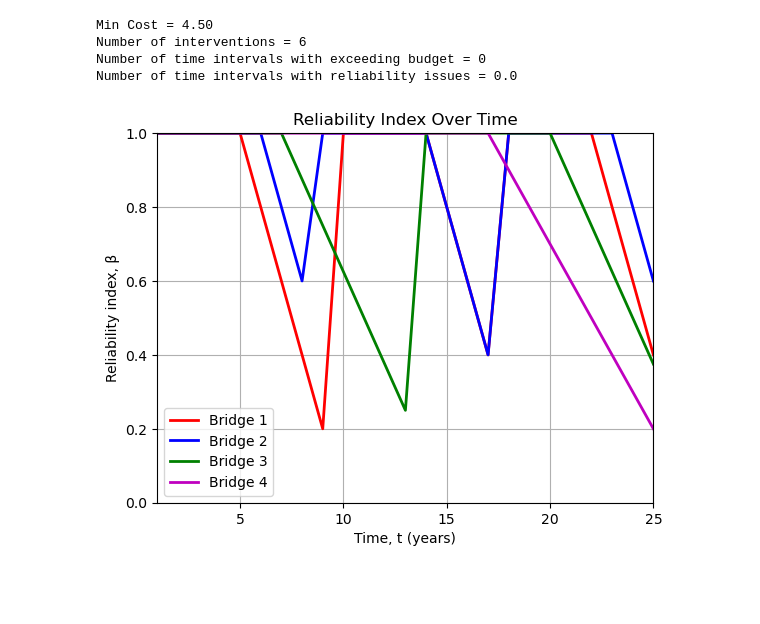
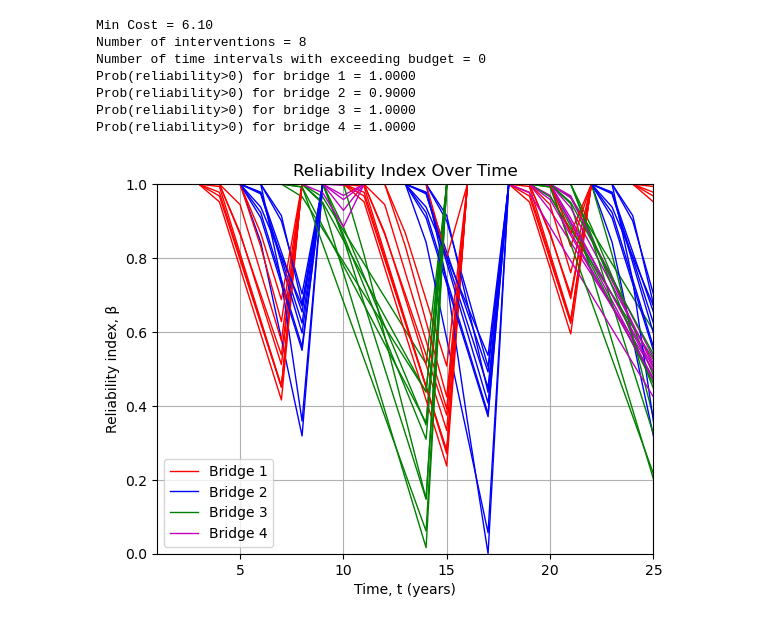
Before and after one commit to TUDelft-books/CME4501, a Jupyter notebook: book/pages/stochastic.ipynb, the cells around one changed output. Cells and saved outputs as stored; diff of their text form; code cells hidden in the pictures; blank space fills up the shorter version.

```diff
--- a/book/pages/stochastic.ipynb
+++ b/book/pages/stochastic.ipynb
@@ -16,9 +16,11 @@ def reliability(beta0_b, d_b, L_b, Thoriz):
     beta_bt = np.zeros((nb, Thoriz))
 
     for b in range(nb):
+        #horziontal branch
         timesteps = int(np.floor(d_b[b]))
         beta_bt[b, :timesteps] = beta0_b[b]
 
+        #degradation till L_b
         servicelife = int(np.floor(L_b[b]))
         t = np.arange(timesteps + 1, servicelife + 1)
         beta_bt[b, timesteps:servicelife] = beta0_b[b] / (L_b[b] - d_b[b]) * (L_b[b] - t)
@@ -34,8 +36,8 @@ def MaintenanceApplication(beta_bt, X_bt, Thoriz):
 
     for t in InterventionTimes:
         intervbrid = np.where(X_bt[:, t] == 1)[0]
-        timecells = Thoriz - t
-        updatedbeta_bt[intervbrid, t:Thoriz] = beta_bt[intervbrid, :timecells]
+        timecells = Thoriz - t - 1
+        updatedbeta_bt[intervbrid, t+1:Thoriz] = beta_bt[intervbrid, :timecells]
 
     return updatedbeta_bt
 
@@ -70,3 +72,16 @@ def CountNinterv(y_b, nt, nb):
     freq_b = y_b01.reshape((nt, nb)).T
     ninterv_b = np.sum(freq_b, axis=1)
     return ninterv_b
+
+def ProbFulfilment(beta_bti0, X_bt, Thoriz):
+    nb, _, nMCS = beta_bti0.shape
+
+    # --- MCS
+    Achivement_bi = np.zeros((nb, nMCS))
+    for i in range(nMCS):
+        beta_bt = MaintenanceApplication(beta_bti0[:, :, i], X_bt, Thoriz)
+        failures_b = np.sum(beta_bt == 0, axis=1)
+        Achivement_bi[:, i] = (failures_b == 0)
+
+    ProbRel_b = np.sum(Achivement_bi, axis=1) / nMCS
+    return ProbRel_b
@@ -154,4 +189,4 @@ bounds = [[lb[i], ub[i]] for i in range(nvars)]
 # %%
-result = differential_evolution(fun, bounds, constraints=cons, integrality=integers)
-print(result)
+result = differential_evolution(fun, bounds, constraints=cons, integrality=integers, disp = True, maxiter = 2000)
+print(result.x)
 # %% [output]
@@ -179,35 +210,41 @@ Number of time intervals with reliability issues = 0.0
 # %%
 Yopt = result.x
 OptInterv = cumulateFreq(Yopt.reshape((nt, nb)).T)
 X_bt = Frequency2Schedule(Yopt, nb, nt, Thoriz)
-beta_bt = MaintenanceApplication(beta_bt0, X_bt, Thoriz)
 
 print(f'Min Cost = {result.fun:.2f}')
 ninterv = np.sum(CountNinterv(Yopt, nt, nb))
 print(f'Number of interventions = {ninterv}')
 c = nonlcon(Yopt)
 BudgetIssues = np.sum(c[-Thoriz - 1:-1] > 0)
 print(f'Number of time intervals with exceeding budget = {BudgetIssues}')
-reliabIssues = c[-1]
-print(f'Number of time intervals with reliability issues = {reliabIssues}')
+for b in range(1, nb + 1):
+    probfulfilment = 0.90 - c[-nb + b - 1]
+    print(f'Prob(reliability>0) for bridge {b} = {probfulfilment:.4f}')
 
 plt.figure()
 h = []
 leg = []
-for b in range(nb):
-    h.append(plt.plot(range(1, Thoriz + 1), beta_bt[b, :], f'-{col[b]}', linewidth=2))
-    leg.append(f'Bridge {b + 1}')
+for i in range(nMCS):
+    beta_bt = MaintenanceApplication(beta_bti0[:, :, i], X_bt, Thoriz)  # optimal maintenance
+    for b in range(nb):
+        h.append(plt.plot(range(1, Thoriz + 1), beta_bt[b, :], f'-{col[b]}', linewidth=1))
+        if i == 0:
+            leg.append(f'Bridge {b + 1}')
 plt.legend(leg, loc='best')
 plt.grid()
 plt.xlim([1, Thoriz])
 plt.ylim([0, 1])
 plt.xlabel('Time, t (years)')
 plt.ylabel('Reliability index, β')
 plt.title('Reliability Index Over Time')
 plt.show()
 # %% [output]
-Min Cost = 4.50
-Number of interventions = 6
+Min Cost = 6.10
+Number of interventions = 8
 Number of time intervals with exceeding budget = 0
-Number of time intervals with reliability issues = 0.0
+Prob(reliability>0) for bridge 1 = 1.0000
+Prob(reliability>0) for bridge 2 = 0.9000
+Prob(reliability>0) for bridge 3 = 1.0000
+Prob(reliability>0) for bridge 4 = 1.0000
-[figure, old version]
+[figure, new version]
```
Also changed, not shown: parts of 4 cells of this notebook, 4 other files.
